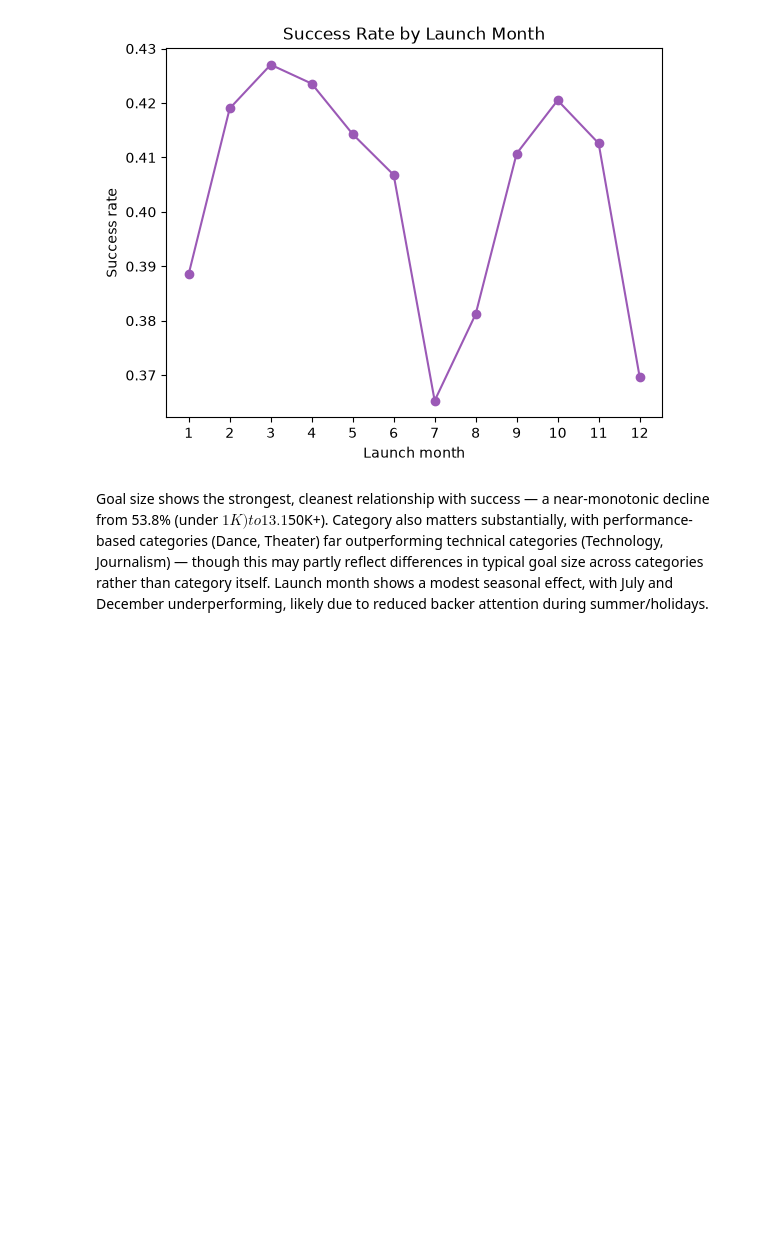
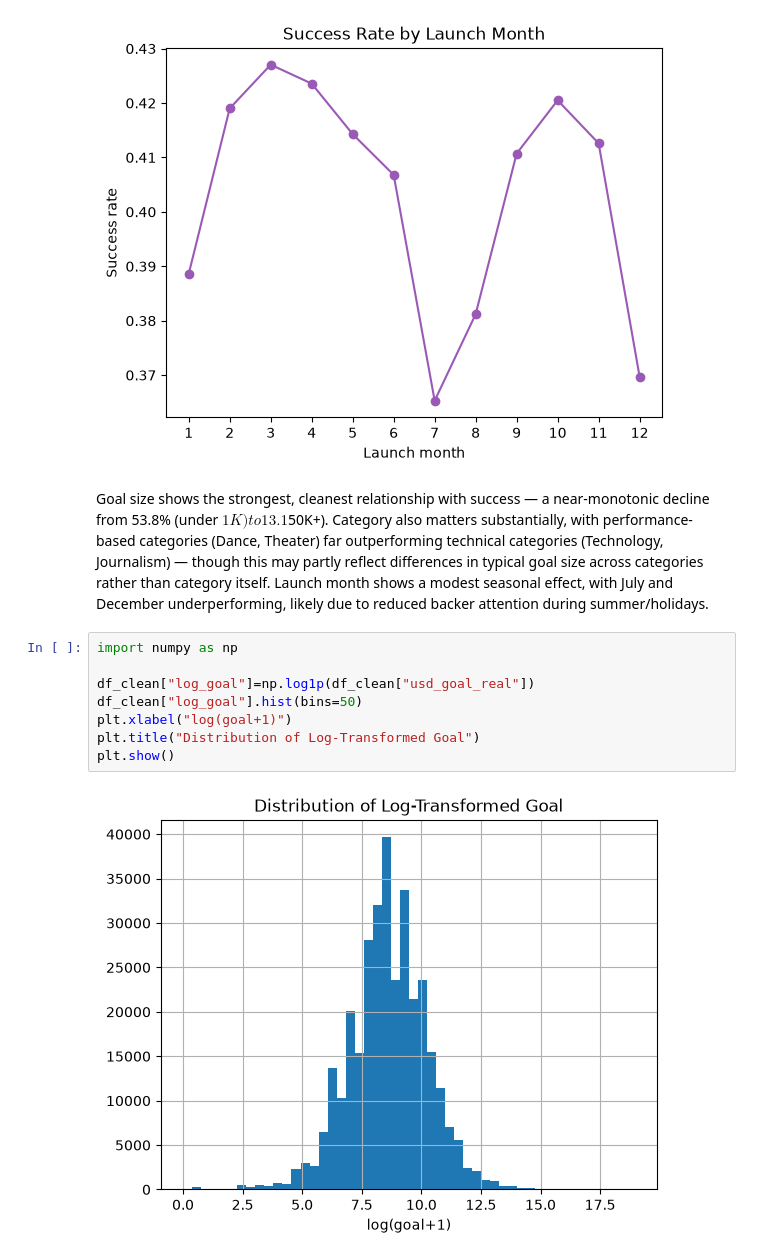
Before and after one commit to Soumya-205/WillItFund, a Jupyter notebook: notebooks/01_explorarion.ipynb, the cells around one changed output. Drawn from its saved outputs; the diff is of its cells as text; blank space fills up the shorter version.

```diff
--- a/notebooks/01_explorarion.ipynb
+++ b/notebooks/01_explorarion.ipynb
@@ -291,3 +291,13 @@ plt.show()
 [figure]
 # %% [markdown]
 Goal size shows the strongest, cleanest relationship with success — a near-monotonic decline from 53.8% (under $1K) to 13.1% ($50K+). Category also matters substantially, with performance-based categories (Dance, Theater) far outperforming technical categories (Technology, Journalism) — though this may partly reflect differences in typical goal size across categories rather than category itself. Launch month shows a modest seasonal effect, with July and December underperforming, likely due to reduced backer attention during summer/holidays.
+# %%
+import numpy as np
+
+df_clean["log_goal"]=np.log1p(df_clean["usd_goal_real"])
+df_clean["log_goal"].hist(bins=50)
+plt.xlabel("log(goal+1)")
+plt.title("Distribution of Log-Transformed Goal")
+plt.show()
+# %% [output]
+[figure, added]
```
Also changed, not shown: parts of 5 cells of this notebook.
